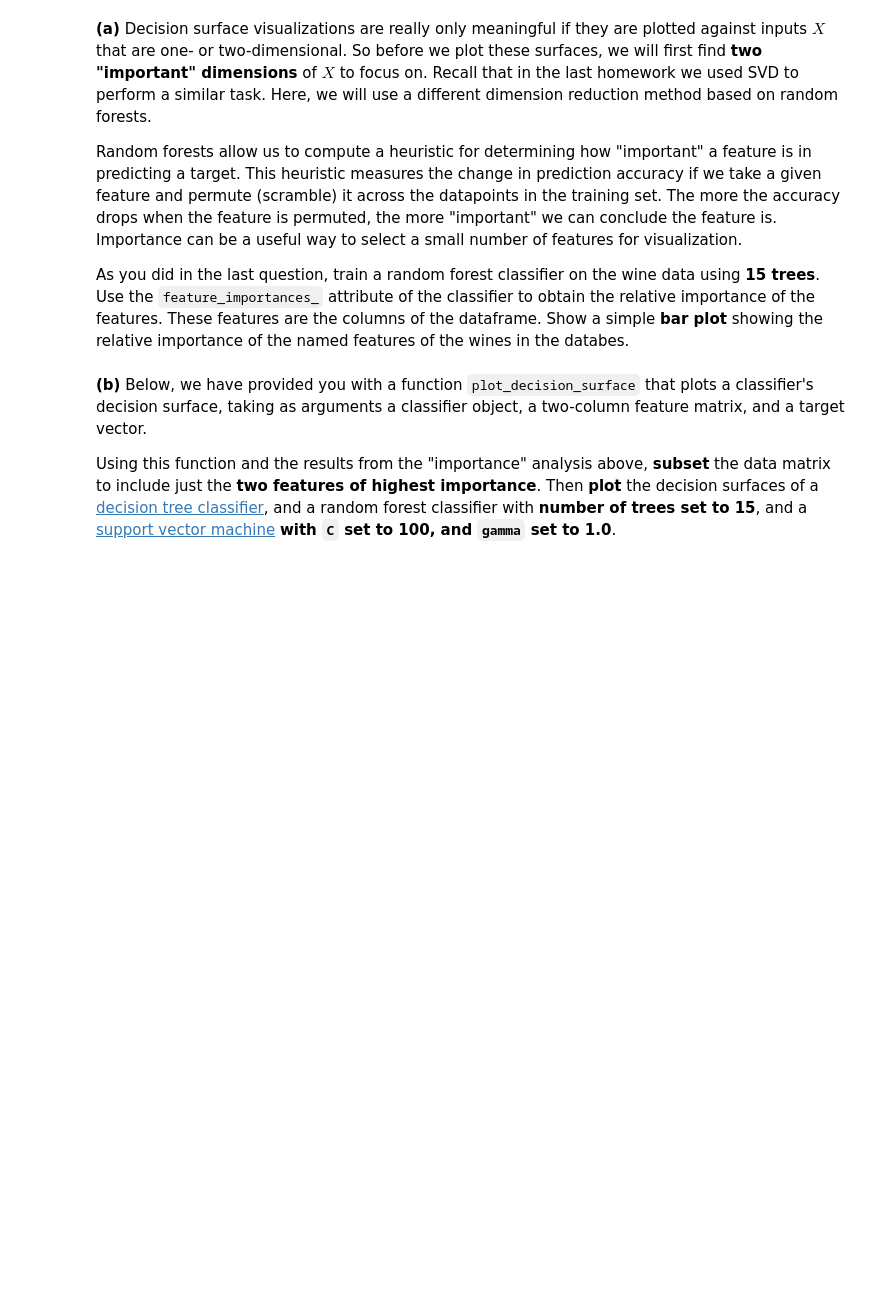
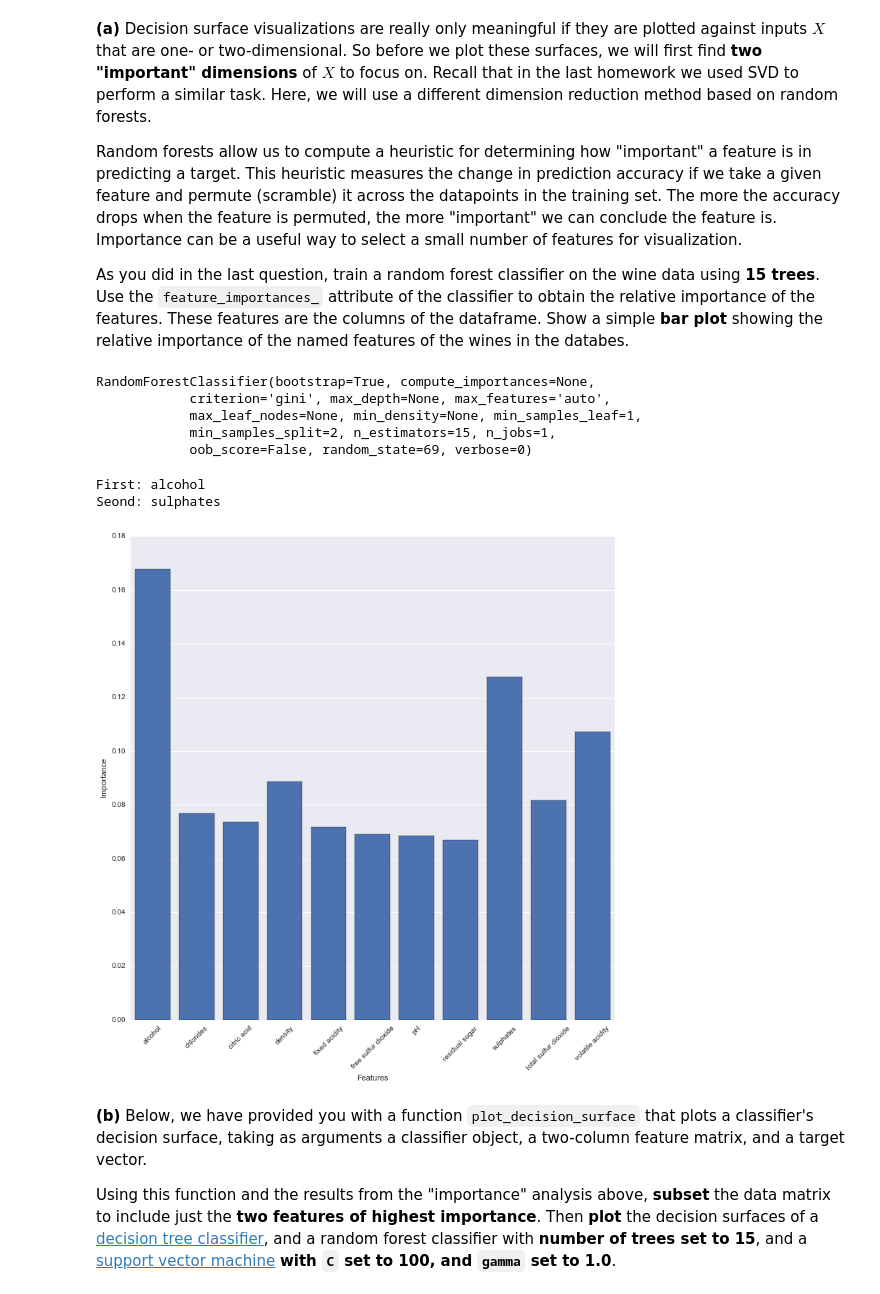
Before and after one commit to dimagalat/CSCI_E-109, a Jupyter notebook: homework/santos_n_hw5/HW5.ipynb, the cells around one changed output. Saved outputs shown, nothing was run; the diff lists cells and outputs as text; code cells hidden in the pictures; blank space fills up the shorter version.

```diff
--- a/homework/santos_n_hw5/HW5.ipynb
+++ b/homework/santos_n_hw5/HW5.ipynb
@@ -44,7 +44,7 @@ We will use the *quality* column as our target variable. **Save the *quality* co
 
 Also, we will simplify the problem to a binary world in which wines are either "bad" ($\text{score} < 7$) or "good" ($\text{score} \geq 7)$. **Change the $Y$ array** accordingly such that it only contains zeros ("bad" wines) and ones ("good" wines). For example, if originally $Y = [1,3,8,4,7]$, the new $Y$ should be $[0,0,1,0,1]$.
 # %%
-Y = (reds.quality >= 7).astype(int)
+Y = (reds.quality >= 7).astype(np.int64)
 Y[:10]
 # %% [output]
 0    0
@@ -303,3 +301,29 @@ As you did in the last question, train a random forest classifier on the wine da
+# %%
+clf = RandomForestClassifier(15, random_state=69)
+clf.fit(X, Y)
+# %% [output]
+RandomForestClassifier(bootstrap=True, compute_importances=None,
+            criterion='gini', max_depth=None, max_features='auto',
+            max_leaf_nodes=None, min_density=None, min_samples_leaf=1,
+            min_samples_split=2, n_estimators=15, n_jobs=1,
+            oob_score=False, random_state=69, verbose=0)
+# %%
+(f1, _), (f2, _) = sorted(zip(reds.drop("quality", axis=1).columns, clf.feature_importances_),
+                          cmp=lambda x, y: cmp(x[1], y[1]), reverse=True)[:2]
+print "First: {}\nSeond: {}".format(f1, f2)
+# %% [output]
+First: alcohol
+Seond: sulphates
+# %%
+plt.figure(figsize=(12, 12))
+ax = sns.barplot("Features", "Importance",
+                 data=pd.DataFrame({"Features": reds.drop("quality", axis=1).columns,
+                                    "Importance": clf.feature_importances_}).sort("Importance"))
+labels = ax.get_xticklabels()
+for label in labels:
+    label.set_rotation(45)
+# %% [output]
+[figure, added]
 # %% [markdown]
 **(b)** Below, we have provided you with a function `plot_decision_surface` that plots a classifier's decision surface, taking as arguments a classifier object, a two-column feature matrix, and a target vector.
 
```
Also changed, not shown: parts of 2 cells of this notebook.
